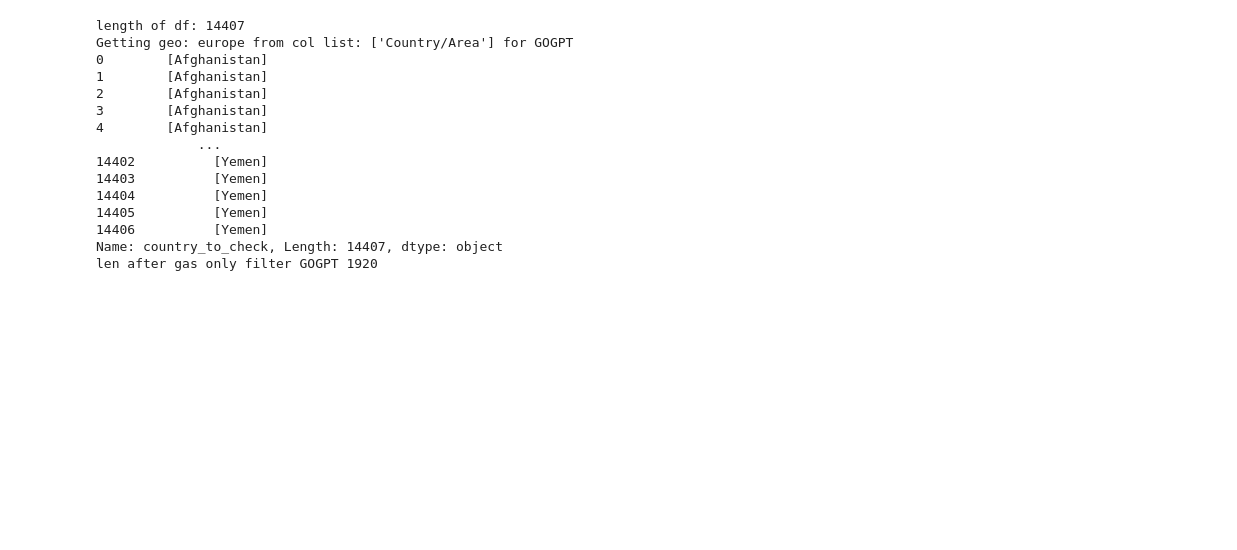
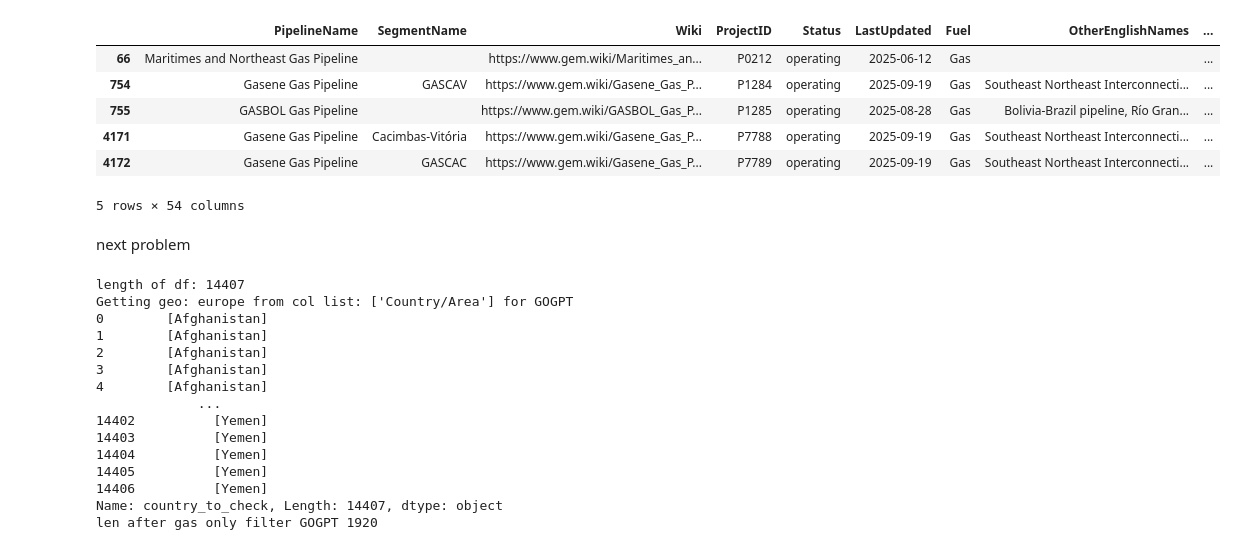
Before and after one commit to GlobalEnergyMonitor/preview-maps, a Jupyter notebook: _scripting/testing.ipynb, the cells around one changed output. Drawn from its saved outputs; the diff is of its cells as text; code cells hidden in the pictures; blank space fills up the shorter version.

```diff
--- a/_scripting/testing.ipynb
+++ b/_scripting/testing.ipynb
@@ -24,0 +100,2 @@ today_date = datetime.today()
+# %%
+ggit_pipe_source_df = gpd.read_file('https://publicgemdata.nyc3.cdn.digitaloceanspaces.com/ggit/2025-11/GEM-GGIT-Gas-Pipelines-2025-11_DATA%20TEAM%20COPY.geojson')
@@ -24,0 +276,10 @@ today_date = datetime.today()
+# %%
+ggit_pipe_source_df[ggit_pipe_source_df['PipelineName'].isin(['GASBOL Gas Pipeline','Maritimes and Northeast Gas Pipeline', 'Gasene Gas Pipeline'])]
+# %% [output]
+|  | PipelineName | SegmentName | Wiki | ProjectID | Status | LastUpdated | Fuel | OtherEnglishNames | ... |
+| 66 | Maritimes and Northeast Gas Pipeline |  | https://www.gem.wiki/Maritimes_an... | P0212 | operating | 2025-06-12 | Gas |  | ... |
+| 754 | Gasene Gas Pipeline | GASCAV | https://www.gem.wiki/Gasene_Gas_P... | P1284 | operating | 2025-09-19 | Gas | Southeast Northeast Interconnecti... | ... |
+| 755 | GASBOL Gas Pipeline |  | https://www.gem.wiki/GASBOL_Gas_P... | P1285 | operating | 2025-08-28 | Gas | Bolivia-Brazil pipeline, Río Gran... | ... |
+| 4171 | Gasene Gas Pipeline | Cacimbas-Vitória | https://www.gem.wiki/Gasene_Gas_P... | P7788 | operating | 2025-09-19 | Gas | Southeast Northeast Interconnecti... | ... |
+| 4172 | Gasene Gas Pipeline | GASCAC | https://www.gem.wiki/Gasene_Gas_P... | P7789 | operating | 2025-09-19 | Gas | Southeast Northeast Interconnecti... | ... |
+5 rows × 54 columns
@@ -24,0 +288,2 @@ today_date = datetime.today()
+# %% [markdown]
+next problem
```
Also changed, not shown: parts of 22 cells of this notebook, 10 other files.
